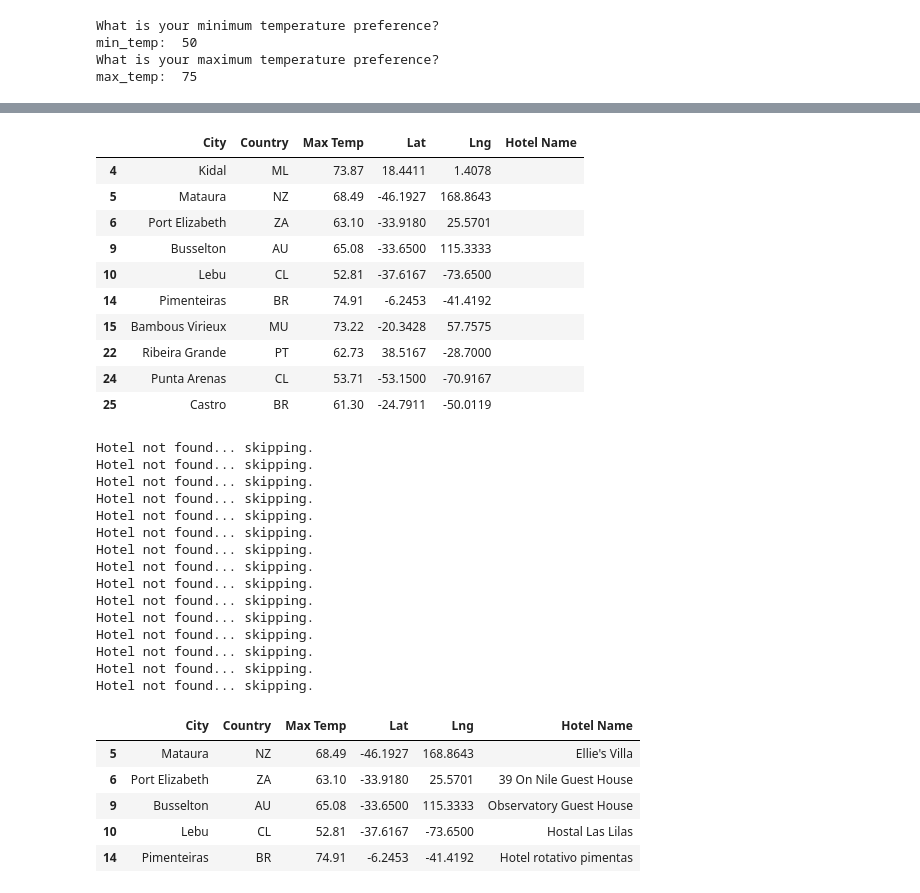
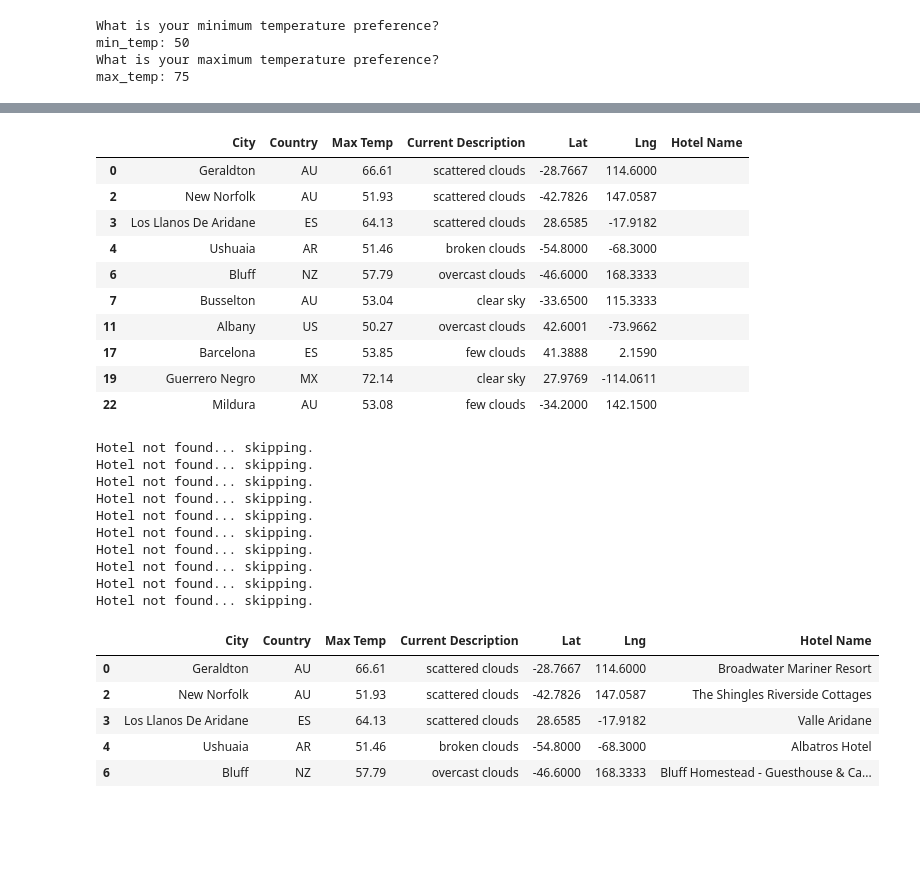
Before and after one commit to ianhernandezz/World_Weather_Analysis, a Jupyter notebook: Vacation_Search_starter_code.ipynb, the cells around one changed output, grey strips where cells are left out. Saved outputs shown, nothing was run; the diff lists cells and outputs as text; code cells hidden in the pictures; blank space fills up the shorter version.

```diff
--- a/Vacation_Search_starter_code.ipynb
+++ b/Vacation_Search_starter_code.ipynb
@@ -10,6 +10,6 @@ import requests
 from config import g_key
 # %%
 # 1. Import the WeatherPy_database.csv file.
-city_data_df = pd.read_csv("../Weather_Database/WeatherPy_database.csv")
+city_data_df = pd.read_csv("../Weather_Database/WeatherPy_DataBase.csv")
 city_data_df.head()
 # %% [output]
@@ -65,6 +65,7 @@ Date          223
 dtype: int64
 # %%
 # 4b. Drop any empty rows and create a new DataFrame that doesn’t have empty rows.
-clean_df = cities_preferred_df.dropna(axis="index", how="any")
-print(len(clean_df))
-clean_df.head()
+#clean_df = cities_preferred_df.dropna(axis="index", how="any")
+#print(len(clean_df))
+#clean_df.head()
+clean_df = cities_preferred_df.dropna()
@@ -79,22 +72,22 @@ clean_df.head()
 # %%
 # 5a. Create DataFrame called hotel_df to store hotel names along with city, country, max temp, and coordinates.
-hotel_df = clean_df[["City", "Country", "Max Temp", "Lat", "Lng"]].copy()
+hotel_df = clean_df[["City", "Country", "Max Temp", "Current Description", "Lat", "Lng"]].copy()
 
 # 5b. Create a new column "Hotel Name"
 hotel_df["Hotel Name"] = ""
 hotel_df.head(10)
 # %% [output]
-|  | City | Country | Max Temp | Lat | Lng | Hotel Name |
-| 4 | Kidal | ML | 73.87 | 18.4411 | 1.4078 |  |
-| 5 | Mataura | NZ | 68.49 | -46.1927 | 168.8643 |  |
-| 6 | Port Elizabeth | ZA | 63.10 | -33.9180 | 25.5701 |  |
-| 9 | Busselton | AU | 65.08 | -33.6500 | 115.3333 |  |
-| 10 | Lebu | CL | 52.81 | -37.6167 | -73.6500 |  |
-| 14 | Pimenteiras | BR | 74.91 | -6.2453 | -41.4192 |  |
-| 15 | Bambous Virieux | MU | 73.22 | -20.3428 | 57.7575 |  |
-| 22 | Ribeira Grande | PT | 62.73 | 38.5167 | -28.7000 |  |
-| 24 | Punta Arenas | CL | 53.71 | -53.1500 | -70.9167 |  |
-| 25 | Castro | BR | 61.30 | -24.7911 | -50.0119 |  |
+|  | City | Country | Max Temp | Current Description | Lat | Lng | Hotel Name |
+| 0 | Geraldton | AU | 66.61 | scattered clouds | -28.7667 | 114.6000 |  |
+| 2 | New Norfolk | AU | 51.93 | scattered clouds | -42.7826 | 147.0587 |  |
+| 3 | Los Llanos De Aridane | ES | 64.13 | scattered clouds | 28.6585 | -17.9182 |  |
+| 4 | Ushuaia | AR | 51.46 | broken clouds | -54.8000 | -68.3000 |  |
+| 6 | Bluff | NZ | 57.79 | overcast clouds | -46.6000 | 168.3333 |  |
+| 7 | Busselton | AU | 53.04 | clear sky | -33.6500 | 115.3333 |  |
+| 11 | Albany | US | 50.27 | overcast clouds | 42.6001 | -73.9662 |  |
+| 17 | Barcelona | ES | 53.85 | few clouds | 41.3888 | 2.1590 |  |
+| 19 | Guerrero Negro | MX | 72.14 | clear sky | 27.9769 | -114.0611 |  |
+| 22 | Mildura | AU | 53.08 | few clouds | -34.2000 | 142.1500 |  |
 # %%
 # 6a. Set parameters to search for hotels with 5000 meters.
 params = {
@@ -132,22 +125,17 @@ Hotel not found... skipping.
 Hotel not found... skipping.
 Hotel not found... skipping.
 Hotel not found... skipping.
-Hotel not found... skipping.
-Hotel not found... skipping.
-Hotel not found... skipping.
-Hotel not found... skipping.
-Hotel not found... skipping.
 # %%
 # 7. Drop the rows where there is no Hotel Name.
 clean_hotel_df = hotel_df.loc[(hotel_df["Hotel Name"]!='')]
 clean_hotel_df.head()
 # %% [output]
-|  | City | Country | Max Temp | Lat | Lng | Hotel Name |
-| 5 | Mataura | NZ | 68.49 | -46.1927 | 168.8643 | Ellie's Villa |
-| 6 | Port Elizabeth | ZA | 63.10 | -33.9180 | 25.5701 | 39 On Nile Guest House |
-| 9 | Busselton | AU | 65.08 | -33.6500 | 115.3333 | Observatory Guest House |
-| 10 | Lebu | CL | 52.81 | -37.6167 | -73.6500 | Hostal Las Lilas |
-| 14 | Pimenteiras | BR | 74.91 | -6.2453 | -41.4192 | Hotel rotativo pimentas |
+|  | City | Country | Max Temp | Current Description | Lat | Lng | Hotel Name |
+| 0 | Geraldton | AU | 66.61 | scattered clouds | -28.7667 | 114.6000 | Broadwater Mariner Resort |
+| 2 | New Norfolk | AU | 51.93 | scattered clouds | -42.7826 | 147.0587 | The Shingles Riverside Cottages |
+| 3 | Los Llanos De Aridane | ES | 64.13 | scattered clouds | 28.6585 | -17.9182 | Valle Aridane |
+| 4 | Ushuaia | AR | 51.46 | broken clouds | -54.8000 | -68.3000 | Albatros Hotel |
+| 6 | Bluff | NZ | 57.79 | overcast clouds | -46.6000 | 168.3333 | Bluff Homestead - Guesthouse & Ca... |
 # %%
 # 8a. Create the output File (CSV)
 output_data_filev= "WeatherPy_vacation.csv"
```
Also changed, not shown: parts of 5 cells of this notebook, 4 other files.
